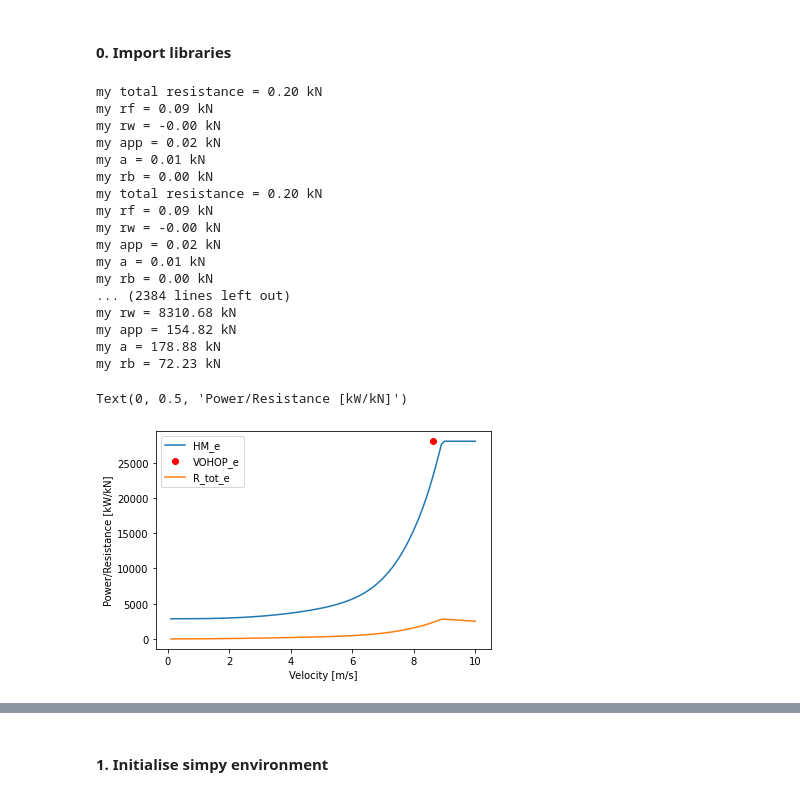
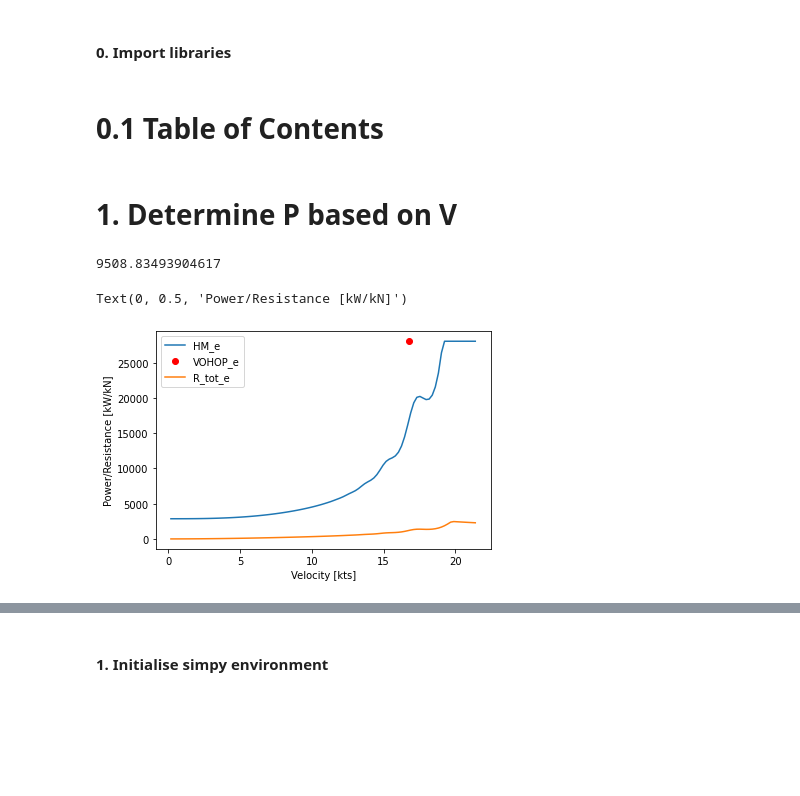
Before and after one commit to TUDelft-CITG/OpenCLSim, a Jupyter notebook: notebooks/26_SingleRun_with_HasEnergyPlugin.ipynb, the cells around one changed output, grey strips where cells are left out. Drawn from its saved outputs; the diff is of its cells as text; code cells hidden in the pictures; blank space fills up the shorter version.

```diff
--- a/notebooks/26_SingleRun_with_HasEnergyPlugin.ipynb
+++ b/notebooks/26_SingleRun_with_HasEnergyPlugin.ipynb
@@ -41,3 +39,5 @@ import scipy.optimize
 # insert acceleration with power2v function. Better implementation for calculate power
 # One notebook for calculating velocity depending on a set power. From 0 to end. Need to know resistance over time for increasing velocity.
 # Depth integration. Varying depth over the graph -> see M v koningsveld. Might connect with opentnsim. move function -> velocity will be connected together.
+# %% [markdown]
+# 0.1 Table of Contents
@@ -44,3 +52,5 @@ import scipy.optimize
+# %% [markdown]
+# 1. Determine P based on V
 # %%
 #pip list
 # https://www.dredgepoint.org/dredging-database/equipment/ham-318 (L_wl = 159)
@@ -414,47 +433,20 @@ def calculate_power(V_0=10, h=70,
 
     return P_tot
 # %%
-V_0 = np.linspace(0.1,10,100)
-x = np.zeros(100) # Power empty
-y=np.zeros(100) # Resistance empty, resistance op de 2e verticale as zetten
-z=np.zeros(100)
-w=np.zeros(100)
-x[0]=V_0[0]
-for i in range(100):
-    x[i]=calculate_power(V_0[i], T = 5.9, T_F = 3.29)
-    y[i] =(calculate_power(V_0[i],T=5.9,T_F = 3.29)-2863.6)/V_0[i] # vervangen in formules
-    z[i]=calculate_power(V_0[i], T = 13.55, T_F = 13.64)
-    w[i] =(calculate_power(V_0[i],T=13.55,T_F = 13.64)-2863.6)/V_0[i]
-
-plt.plot(V_0,x)
-plt.plot(8.64,28064, 'ro')
-plt.plot(V_0,y)
+V_0 = np.linspace(0.1,11,100)
+Power_e = np.zeros(len(V_0)) # Power empty
+r_e = np.zeros(len(V_0)) # Resistance empty
+for i in range(len(V_0)):
+    Power_e[i]=calculate_power(V_0[i], T = 5.9, T_F = 3.29,BB='no')
+    r_e[i] =(calculate_power(V_0[i],T=5.9,T_F = 3.29)-2863.6)/V_0[i] # vervangen in formules
+print(Power_e.mean())
+plt.plot(V_0 * 1.94384449,Power_e)
+plt.plot(8.64 * 1.94384449,28064, 'ro')
+plt.plot(V_0 * 1.94384449,r_e)
 plt.legend(['HM_e', 'VOHOP_e','R_tot_e'])
-plt.xlabel('Velocity [m/s]')
+plt.xlabel('Velocity [kts]')
 plt.ylabel('Power/Resistance [kW/kN]')
-
-# plt.plot(V_0,z)
-# plt.plot(V_0,w)
-# plt.plot(7.92,28064,'bo')
-# plt.legend(['HM_f', 'R_tot_f','VOHOP_f'])
-# plt.title('Power x velocity Empty')
 # %% [output]
-my total resistance = 0.20 kN
-my rf = 0.09 kN
-my rw = -0.00 kN
-my app = 0.02 kN
-my a = 0.01 kN
-my rb = 0.00 kN
-my total resistance = 0.20 kN
-my rf = 0.09 kN
-my rw = -0.00 kN
-my app = 0.02 kN
-my a = 0.01 kN
-my rb = 0.00 kN
-... (2384 lines left out)
-my rw = 8310.68 kN
-my app = 154.82 kN
-my a = 178.88 kN
-my rb = 72.23 kN
+9508.83493904617
 Text(0, 0.5, 'Power/Resistance [kW/kN]')
-[figure, old version]
+[figure, new version]
```
Also changed, not shown: parts of 25 cells of this notebook.
